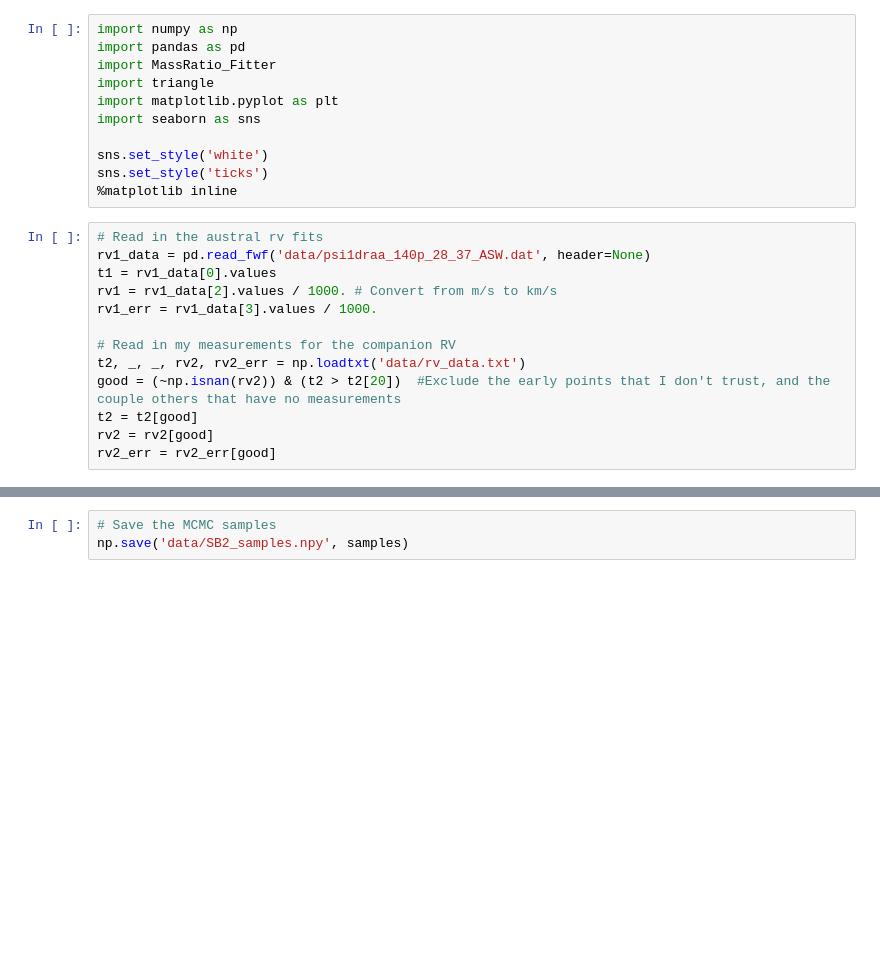
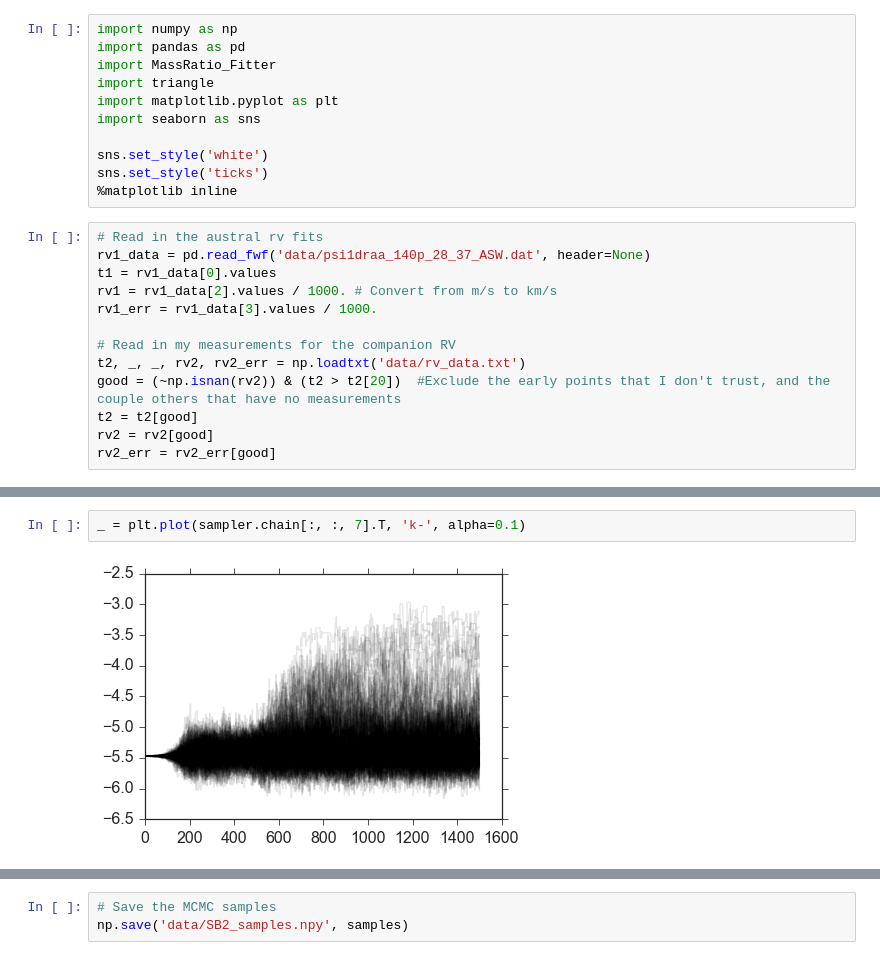
Before and after one commit to kgullikson88/Companion-Finder, a Jupyter notebook: Do_MCMC_Fit.ipynb, the cells around one changed output, grey strips where cells are left out. Cells and saved outputs as stored; diff of their text form; blank space fills up the shorter version.

```diff
--- a/Do_MCMC_Fit.ipynb
+++ b/Do_MCMC_Fit.ipynb
@@ -61,2 +40,6 @@ Done with iteration 1490
+# %%
+_ = plt.plot(sampler.chain[:, :, 7].T, 'k-', alpha=0.1)
+# %% [output]
+[figure, added]
 # %%
 # Visualize with an "everything vs everything" plot
```
Also changed, not shown: parts of 10 cells of this notebook, 2 other files.
